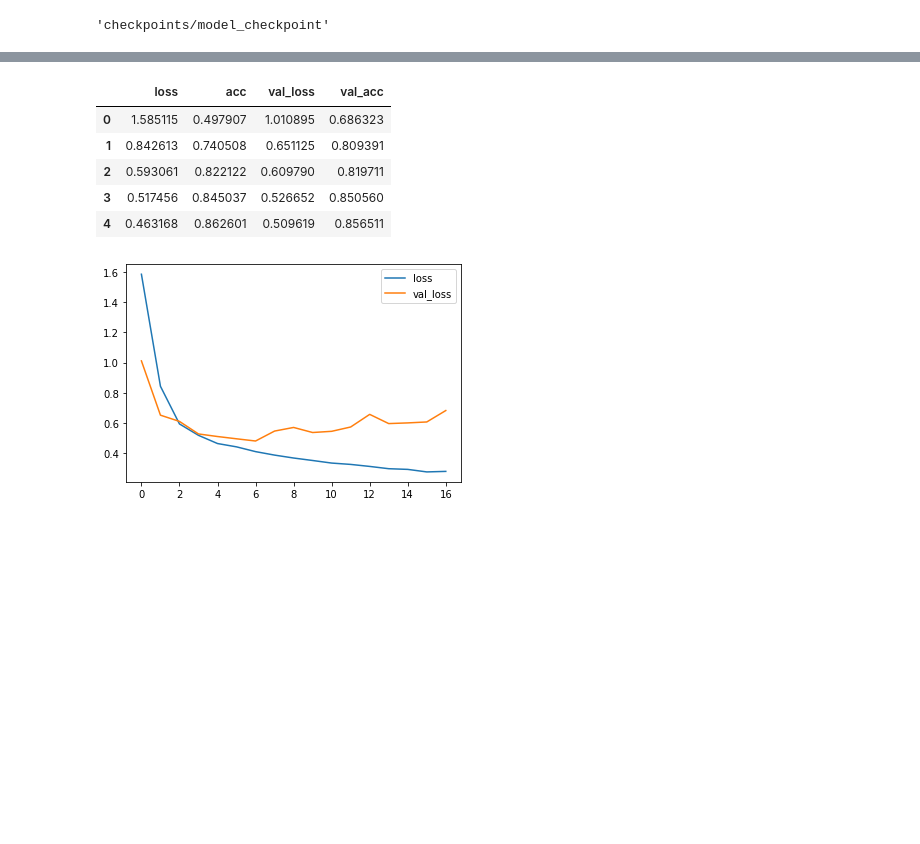
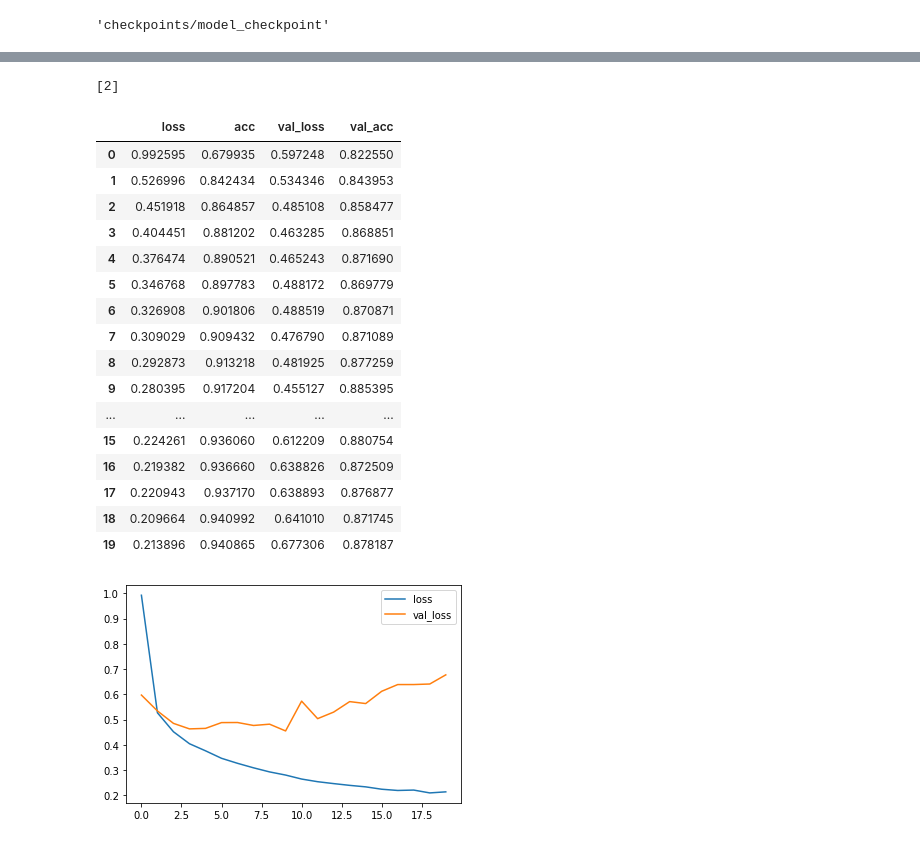
Before and after one commit to mavismmg/house-number-detection-with-cnn, a Jupyter notebook: CNN-SVHN-Number-detection.ipynb, the cells around one changed output, grey strips where cells are left out. Cells and saved outputs as stored; diff of their text form; code cells hidden in the pictures; blank space fills up the shorter version.

```diff
--- a/CNN-SVHN-Number-detection.ipynb
+++ b/CNN-SVHN-Number-detection.ipynb
@@ -205,15 +202,19 @@ composition, X, y, y_cls, discart_rate = placeholders(32, 32, 1, 'Data', 'Labels
 # %%
 def checkpoint_path():
 
-    return os.path.join(checkpoint_dir, 'model_checkpoint')
+    return os.path.join(checkpoint_dir(), 'model_checkpoint')
 
-def checkpoint_saver():
-    checkpoint = tf.train.Saver()
+def checkpoint_dir():
     checkpoint_dir = 'checkpoints/'
 
     if not os.path.exists(checkpoint_dir):
         os.makedirs(checkpoint_dir)
 
+    return checkpoint_dir
+
+def checkpoint_saver():
+    checkpoint = tf.train.Saver()
+    checkpoint_dir_ = checkpoint_dir()
     checkpoint_path_ = checkpoint_path()
 
     return checkpoint
@@ -223,6 +224,12 @@ def build_model(X, y, height, width, color_channel, filter_value, k_height, k_wi
         tf.keras.layers.Conv2D(filter_value[0], (k_height, k_width), padding=padding_, activation=activation_, input_shape=(height, width, color_channel)),
         tf.keras.layers.MaxPooling2D((p_height, p_width), strides=strides_),
         tf.keras.layers.Conv2D(filter_value[1], (k_height, k_width), padding=padding_, activation=activation_),
+        tf.keras.layers.MaxPooling2D((p_height, p_width), strides=strides_),
+        tf.keras.layers.Conv2D(filter_value[2], (k_height, k_width), padding=padding_, activation=activation_),
+        tf.keras.layers.MaxPooling2D((p_height, p_width), strides=strides_),
+        tf.keras.layers.Conv2D(filter_value[3], (k_height, k_width), padding=padding_, activation=activation_),
+        tf.keras.layers.MaxPooling2D((p_height, p_width), strides=strides_),
+        tf.keras.layers.Conv2D(filter_value[4], (k_height, k_width), padding=padding_, activation=activation_),
         tf.keras.layers.MaxPooling2D((p_height, p_width), strides=strides_),
         tf.keras.layers.Flatten(),
         tf.keras.layers.Dense(units_dense, activation=activation_),
@@ -247,5 +254,5 @@ def build_model(X, y, height, width, color_channel, filter_value, k_height, k_wi
 
     return model, callbacks
 
-filter_value = [32, 64]
+filter_value = [32, 64, 128, 256, 512]
 model, callbacks = build_model(X, y, 32, 32, 1, filter_value, 5, 5, 'same', tf.nn.relu, 256, 10, 2, 2, 2, 0.2, 10)
@@ -305,18 +308,34 @@ prediction[0][0]
+# %%
+img_pred_value = np.where(img_pred == np.amax(img_pred))
+print(img_pred_value[1])
+# %% [output]
+[2]
 # %%
 metrics_df = pd.DataFrame(history.history)
-metrics_df.head()
+metrics_df
 # %% [output]
 |  | loss | acc | val_loss | val_acc |
-| 0 | 1.585115 | 0.497907 | 1.010895 | 0.686323 |
-| 1 | 0.842613 | 0.740508 | 0.651125 | 0.809391 |
-| 2 | 0.593061 | 0.822122 | 0.609790 | 0.819711 |
-| 3 | 0.517456 | 0.845037 | 0.526652 | 0.850560 |
-| 4 | 0.463168 | 0.862601 | 0.509619 | 0.856511 |
+| 0 | 0.992595 | 0.679935 | 0.597248 | 0.822550 |
+| 1 | 0.526996 | 0.842434 | 0.534346 | 0.843953 |
+| 2 | 0.451918 | 0.864857 | 0.485108 | 0.858477 |
+| 3 | 0.404451 | 0.881202 | 0.463285 | 0.868851 |
+| 4 | 0.376474 | 0.890521 | 0.465243 | 0.871690 |
+| 5 | 0.346768 | 0.897783 | 0.488172 | 0.869779 |
+| 6 | 0.326908 | 0.901806 | 0.488519 | 0.870871 |
+| 7 | 0.309029 | 0.909432 | 0.476790 | 0.871089 |
+| 8 | 0.292873 | 0.913218 | 0.481925 | 0.877259 |
+| 9 | 0.280395 | 0.917204 | 0.455127 | 0.885395 |
+| ... | ... | ... | ... | ... |
+| 15 | 0.224261 | 0.936060 | 0.612209 | 0.880754 |
+| 16 | 0.219382 | 0.936660 | 0.638826 | 0.872509 |
+| 17 | 0.220943 | 0.937170 | 0.638893 | 0.876877 |
+| 18 | 0.209664 | 0.940992 | 0.641010 | 0.871745 |
+| 19 | 0.213896 | 0.940865 | 0.677306 | 0.878187 |
 # %%
 metrics_df[['loss', 'val_loss']].plot()
 plt.show()
 # %% [output]
-[figure, old version]
+[figure, new version]
 # %%
 metrics_df[['acc', 'val_acc']].plot()
 plt.show()
```
Also changed, not shown: parts of 17 cells of this notebook.
